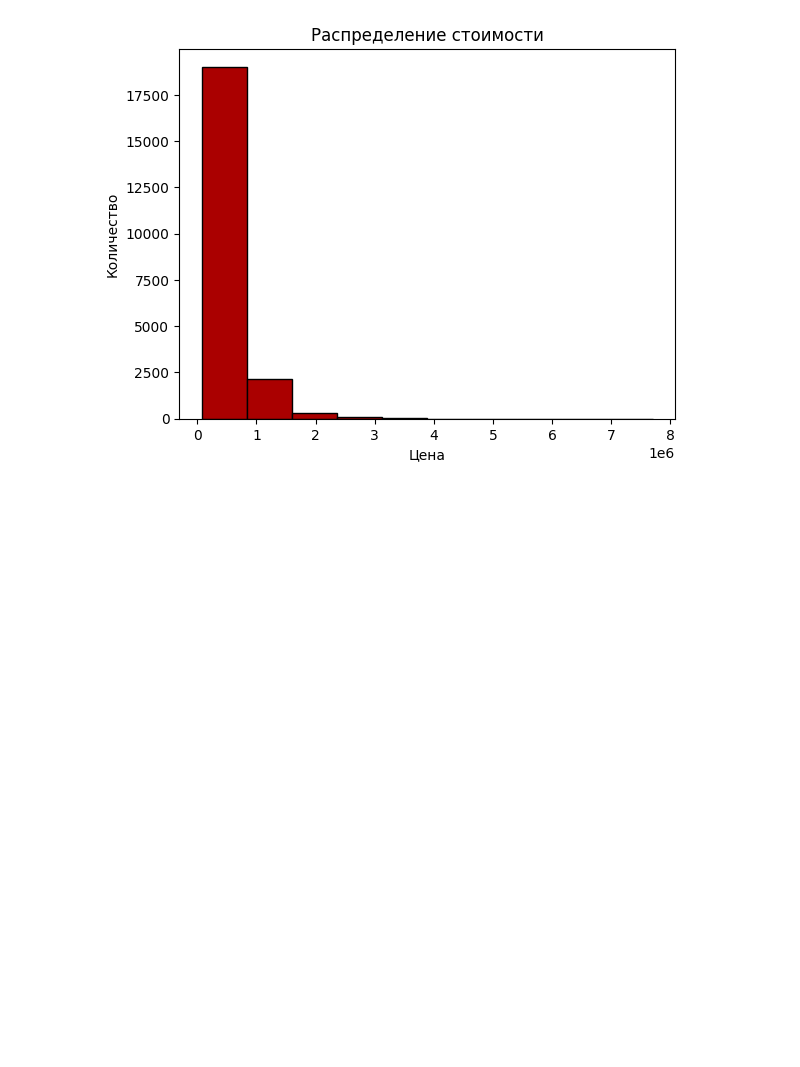
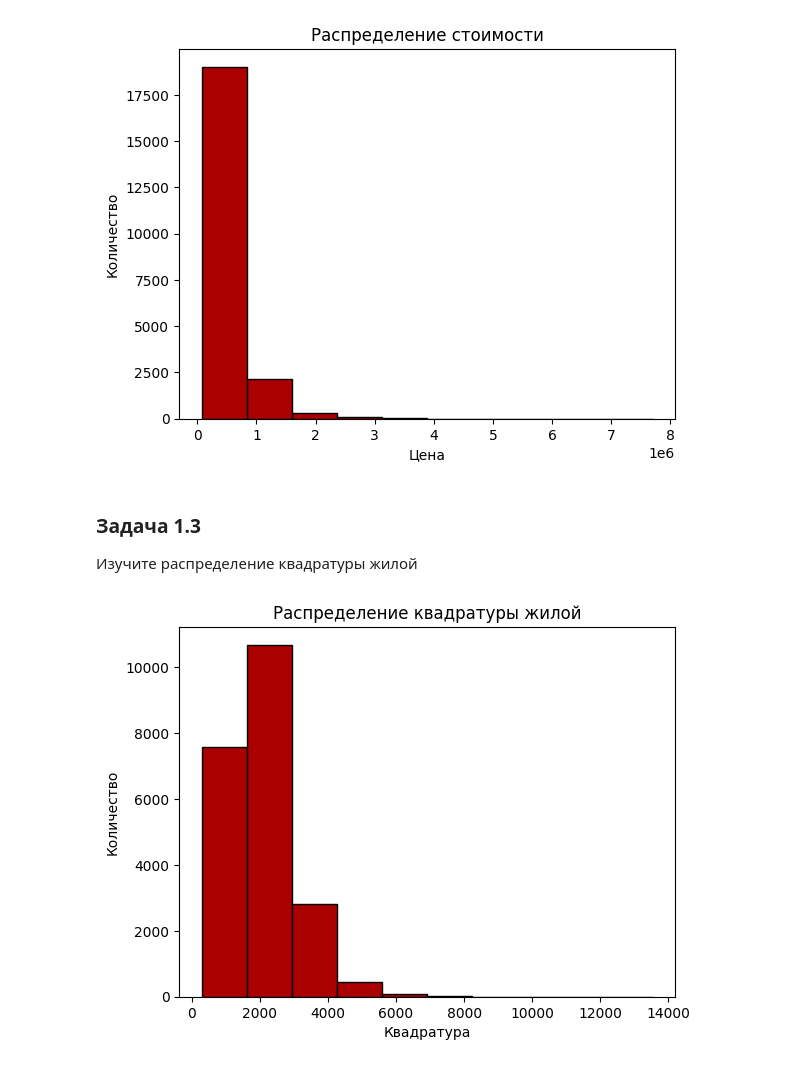
Before and after one commit to Ilya-Kolotov/Py_in_analitics, a Jupyter notebook: Seminar 4/HW4.ipynb, the cells around one changed output. Saved outputs shown, nothing was run; the diff lists cells and outputs as text; code cells hidden in the pictures; blank space fills up the shorter version.

```diff
--- a/Seminar 4/HW4.ipynb
+++ b/Seminar 4/HW4.ipynb
@@ -31,3 +31,13 @@ plt.xlabel('Цена')
 plt.ylabel('Количество');
 # %% [output]
 [figure]
+# %% [markdown]
+### Задача 1.3
+Изучите распределение квадратуры жилой
+# %%
+plt.hist(df['sqft_living'], edgecolor = 'black', color = '#AA0000')
+plt.title('Распределение квадратуры жилой')
+plt.xlabel('Квадратура')
+plt.ylabel('Количество');
+# %% [output]
+[figure, added]
```
Also changed, not shown: parts of 2 cells of this notebook.
